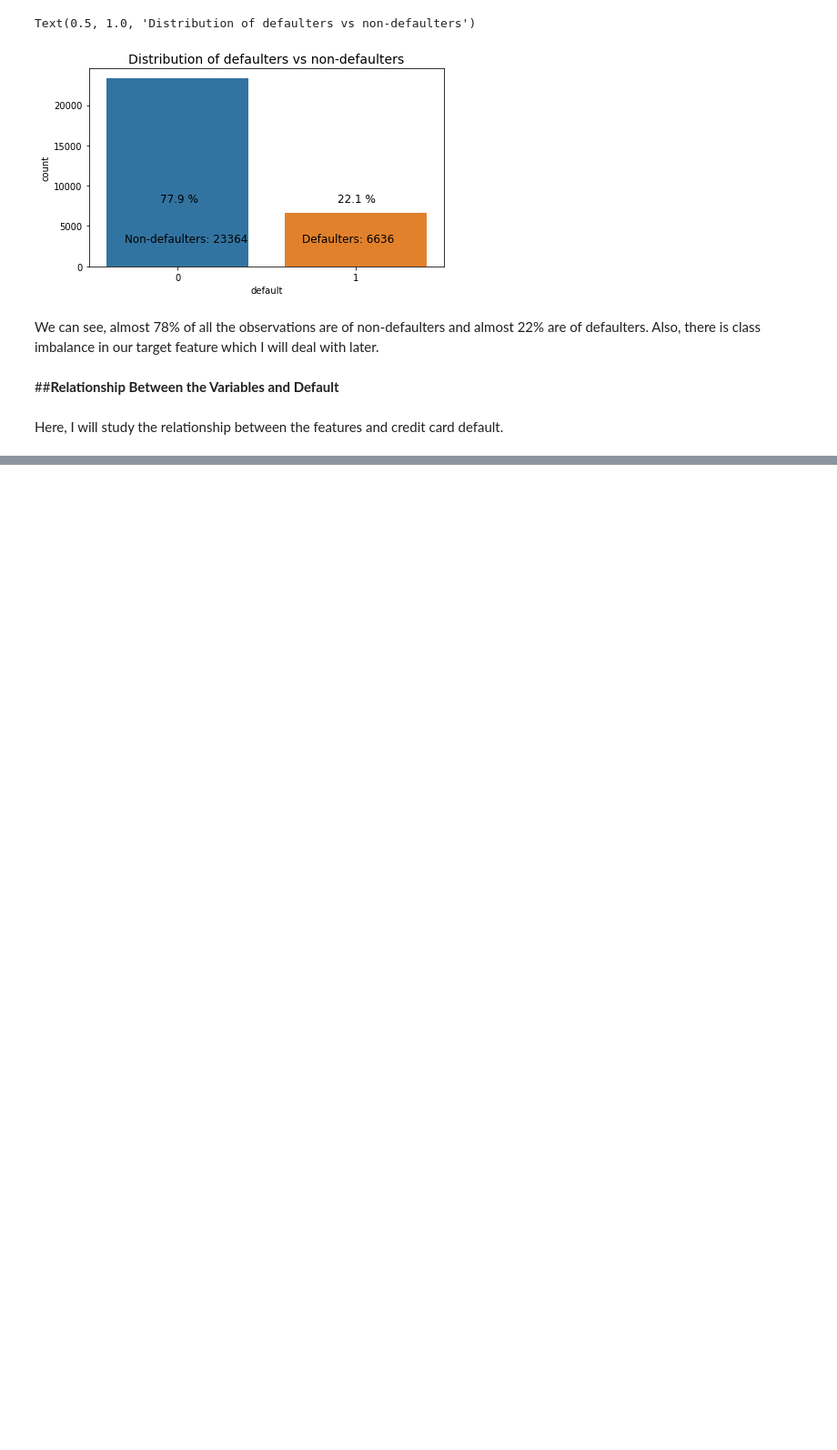
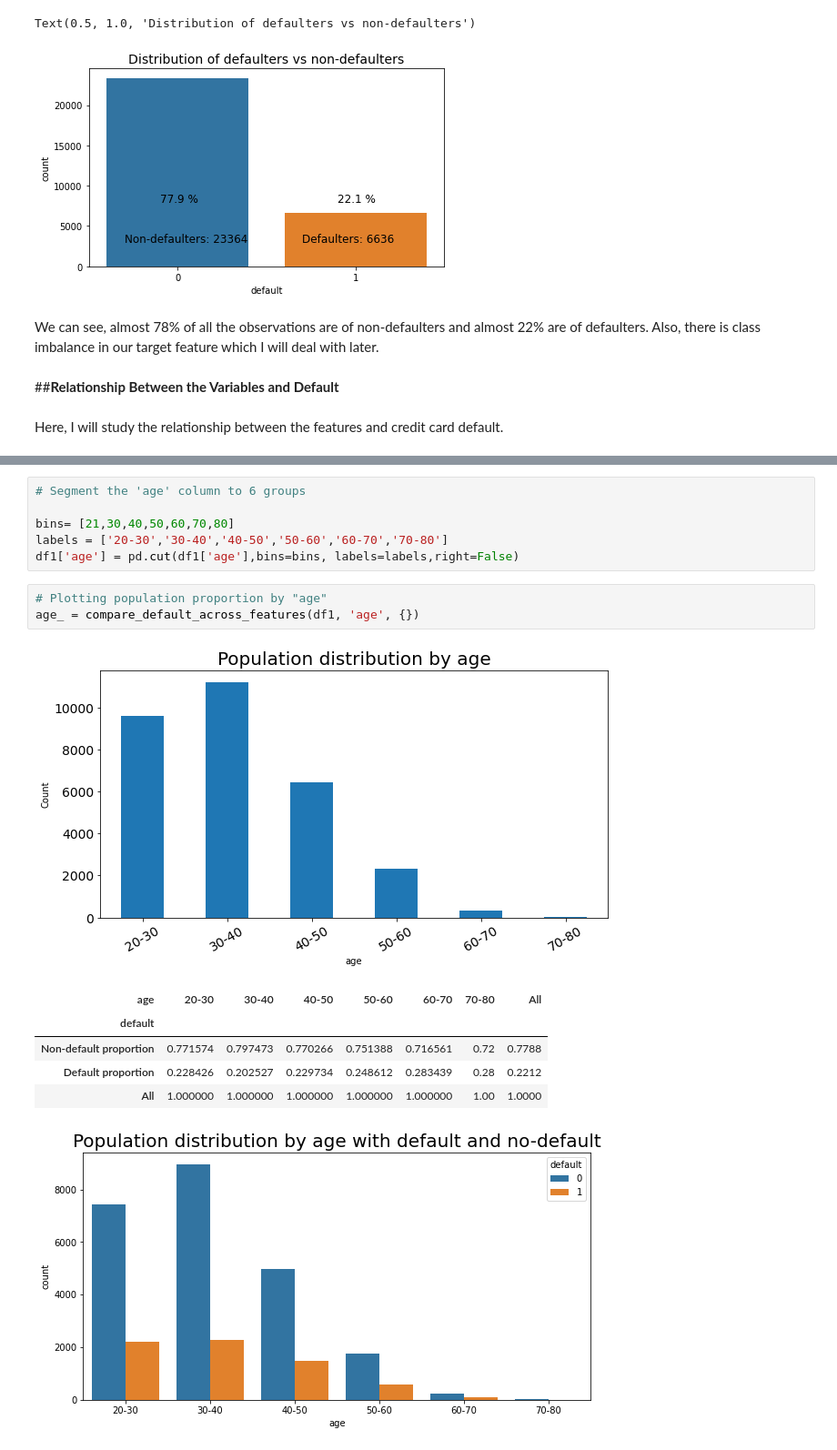
Before and after one commit to iamNirmeshGupta/Credit-Card-Default-Prediction, a Jupyter notebook: Credit_Card_Default_Prediction_Nirmesh_Gupta_Individual_Notebook.ipynb, the cells around one changed output, grey strips where cells are left out. Shown: that part at 91% size. Drawn from its saved outputs; the diff is of its cells as text; blank space fills up the shorter version.

```diff
--- a/Credit_Card_Default_Prediction_Nirmesh_Gupta_Individual_Notebook.ipynb
+++ b/Credit_Card_Default_Prediction_Nirmesh_Gupta_Individual_Notebook.ipynb
@@ -470,0 +520,17 @@ def compare_default_across_features(df, col_name, dict_label={}):
+# %%
+# Segment the 'age' column to 6 groups
+
+bins= [21,30,40,50,60,70,80]
+labels = ['20-30','30-40','40-50','50-60','60-70','70-80']
+df1['age'] = pd.cut(df1['age'],bins=bins, labels=labels,right=False)
+# %%
+# Plotting population proportion by "age"
+age_ = compare_default_across_features(df1, 'age', {})
+# %% [output]
+[figure, added]
+| age | 20-30 | 30-40 | 40-50 | 50-60 | 60-70 | 70-80 | All |
+| default |  |  |  |  |  |  |  |
+| Non-default proportion | 0.771574 | 0.797473 | 0.770266 | 0.751388 | 0.716561 | 0.72 | 0.7788 |
+| Default proportion | 0.228426 | 0.202527 | 0.229734 | 0.248612 | 0.283439 | 0.28 | 0.2212 |
+| All | 1.000000 | 1.000000 | 1.000000 | 1.000000 | 1.000000 | 1.00 | 1.0000 |
+[figure, added]
```
Also changed, not shown: parts of 12 cells of this notebook.
